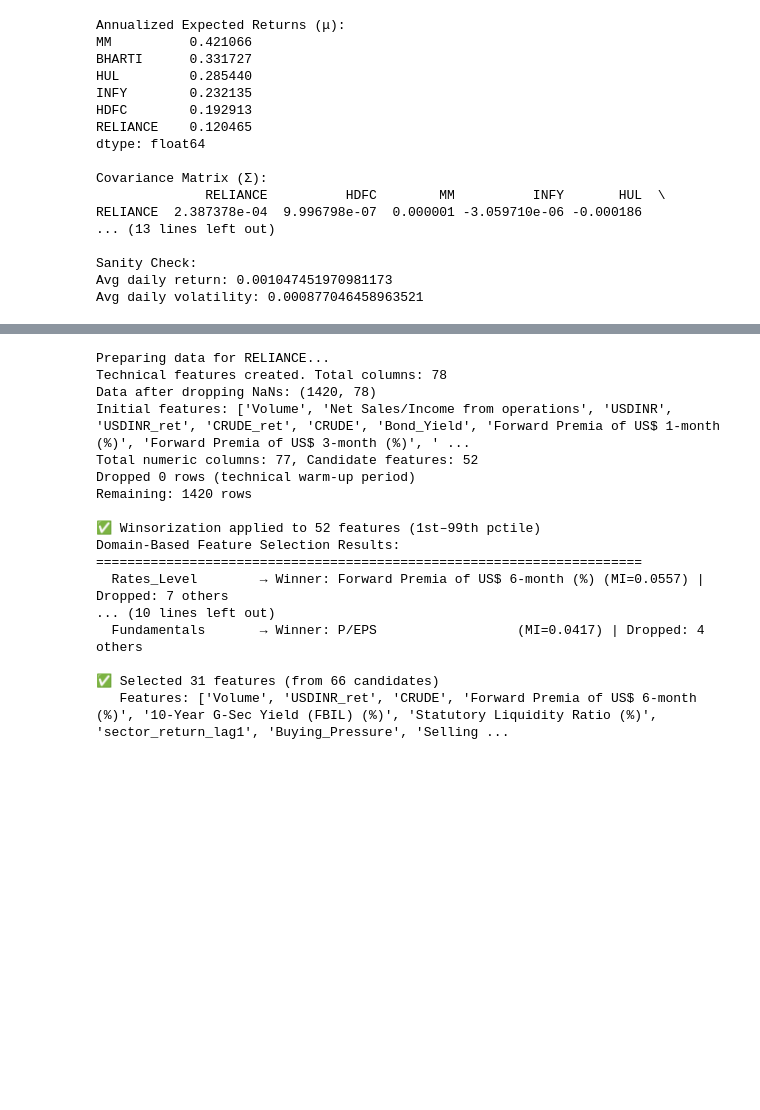
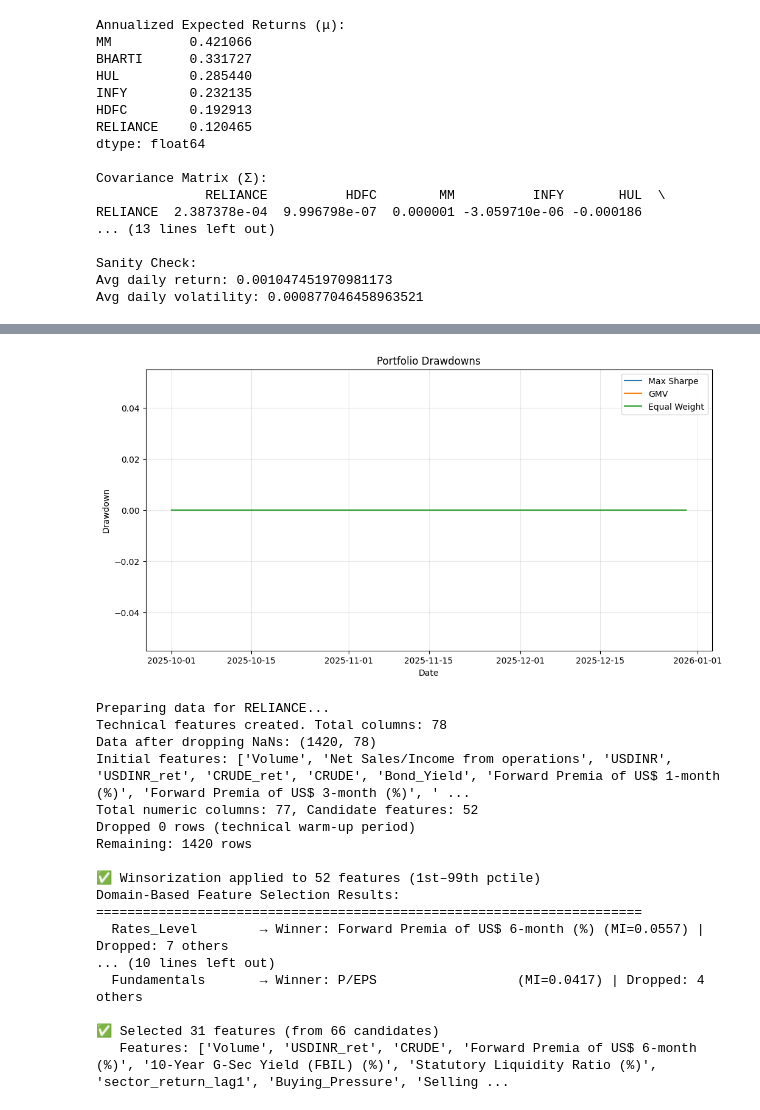
Before and after one commit to Anumita-P/assignment2-return-forecasting, a Jupyter notebook: model.ipynb, the cells around one changed output, grey strips where cells are left out. Cells and saved outputs as stored; diff of their text form; code cells hidden in the pictures; blank space fills up the shorter version.

```diff
--- a/model.ipynb
+++ b/model.ipynb
@@ -1294,0 +1306,92 @@ plt.show()
+# %%
+# ============================================
+# EQUITY CURVE
+# ============================================
+
+def equity_curve(returns):
+    out =  (1 + returns).cumprod()
+    return out/out.iloc[0]
+
+#prepend 1 to max_sharpe_port
+print(max_sharpe_port)
+
+eq_max = equity_curve(max_sharpe_port)
+eq_gmv = equity_curve(gmv_port)
+eq_equal = equity_curve(equal_port)
+
+print(eq_max)
+
+
+# ============================================
+# MAX DRAWDOWN FUNCTION
+# ============================================
+
+def max_drawdown(equity):
+
+    peak = equity.cummax()
+    drawdown = (equity - peak) / peak
+
+    return drawdown.min()
+
+# ============================================
+# HIT RATIO FUNCTION
+# ============================================
+
+def hit_ratio(returns):
+    return (returns > 0).mean()
+
+# ============================================
+# FULL PERFORMANCE METRICS
+# ============================================
+
+def performance_metrics(name, returns, equity):
+
+    ann_return = returns.mean() * 252
+    ann_vol = returns.std() * np.sqrt(252)
+    sharpe = ann_return / ann_vol
+    mdd = max_drawdown(equity)
+    hit = hit_ratio(returns)
+
+    return {
+        "Portfolio": name,
+        "Annual Return": ann_return,
+        "Annual Volatility": ann_vol,
+        "Sharpe Ratio": sharpe,
+        "Max Drawdown": mdd,
+        "Hit Ratio": hit
+    }
+
+
+results = []
+
+results.append(performance_metrics("Max Sharpe", max_sharpe_port, eq_max))
+results.append(performance_metrics("GMV", gmv_port, eq_gmv))
+results.append(performance_metrics("Equal Weight", equal_port, eq_equal))
+
+perf_df = pd.DataFrame(results)
+
+print("\n📊 PERFORMANCE SUMMARY")
+print(perf_df.round(4))
+
+# ============================================
+# PLOT DRAWDOWN CURVES
+# ============================================
+
+def drawdown_series(equity):
+    peak = equity.cummax()
+    return (equity - peak) / peak
+
+plt.figure(figsize=(12,6))
+
+plt.plot(drawdown_series(eq_max), label="Max Sharpe")
+plt.plot(drawdown_series(eq_gmv), label="GMV")
+plt.plot(drawdown_series(eq_equal), label="Equal Weight")
+
+plt.title("Portfolio Drawdowns")
+plt.ylabel("Drawdown")
+plt.xlabel("Date")
+plt.legend()
+plt.grid(alpha=0.3)
+
+plt.show()
+# %% [output]
@@ -1295,3 +1415,4 @@ plt.show()
+[figure, added]
 # %%
 #walforward version
 import pandas as pd
```
Also changed, not shown: parts of 6 cells of this notebook.
